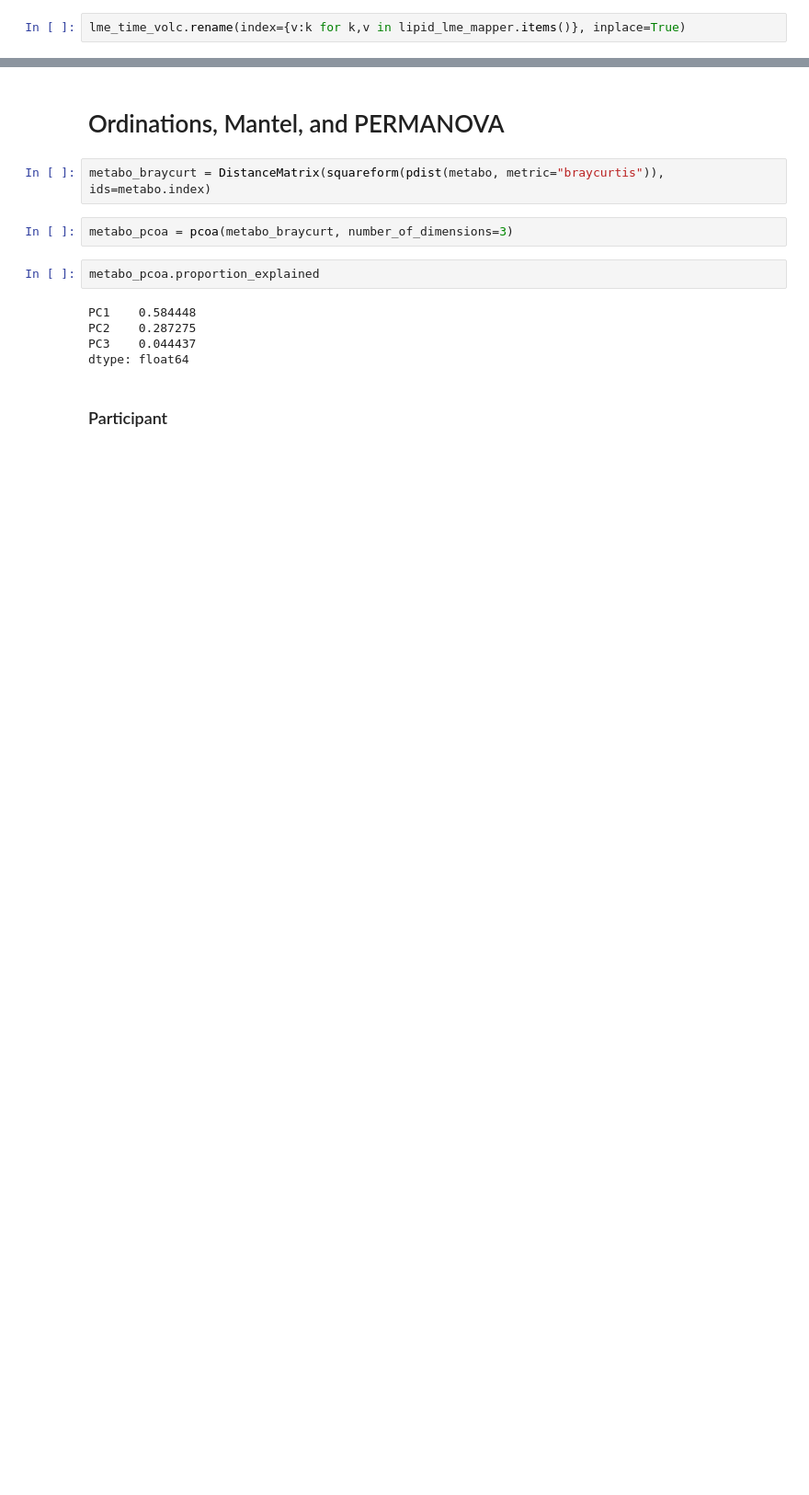
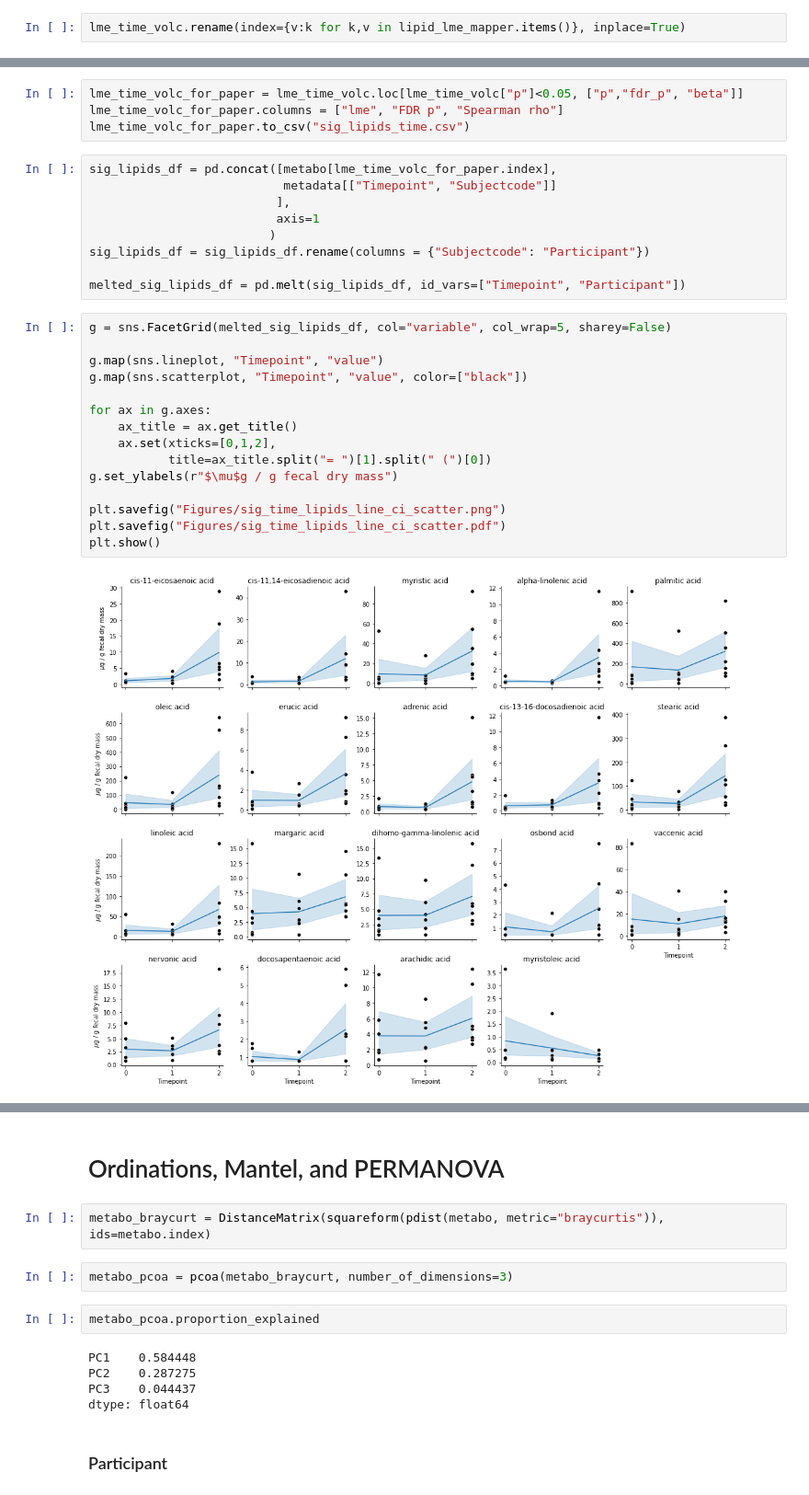
Before and after one commit to sterrettJD/Breastfed-Neonates, a Jupyter notebook: Metabolome.ipynb, the cells around one changed output, grey strips where cells are left out. Shown at 92% size. Saved outputs shown, nothing was run; the diff lists cells and outputs as text; blank space fills up the shorter version.

```diff
--- a/Metabolome.ipynb
+++ b/Metabolome.ipynb
@@ -407,3 +359,33 @@ ax.legend(frameon=False)
 plt.show()
 # %% [output]
 [figure]
+# %%
+lme_time_volc_for_paper = lme_time_volc.loc[lme_time_volc["p"]<0.05, ["p","fdr_p", "beta"]]
+lme_time_volc_for_paper.columns = ["lme", "FDR p", "Spearman rho"]
+lme_time_volc_for_paper.to_csv("sig_lipids_time.csv")
+# %%
+sig_lipids_df = pd.concat([metabo[lme_time_volc_for_paper.index],
+                           metadata[["Timepoint", "Subjectcode"]]
+                          ],
+                          axis=1
+                         )
+sig_lipids_df = sig_lipids_df.rename(columns = {"Subjectcode": "Participant"})
+
+melted_sig_lipids_df = pd.melt(sig_lipids_df, id_vars=["Timepoint", "Participant"])
+# %%
+g = sns.FacetGrid(melted_sig_lipids_df, col="variable", col_wrap=5, sharey=False)
+
+g.map(sns.lineplot, "Timepoint", "value")
+g.map(sns.scatterplot, "Timepoint", "value", color=["black"])
+
+for ax in g.axes:
+    ax_title = ax.get_title()
+    ax.set(xticks=[0,1,2],
+           title=ax_title.split("= ")[1].split(" (")[0])
+g.set_ylabels(r"$\mu$g / g fecal dry mass")
+
+plt.savefig("Figures/sig_time_lipids_line_ci_scatter.png")
+plt.savefig("Figures/sig_time_lipids_line_ci_scatter.pdf")
+plt.show()
+# %% [output]
+[figure, added]
```
Also changed, not shown: parts of 6 cells of this notebook.
